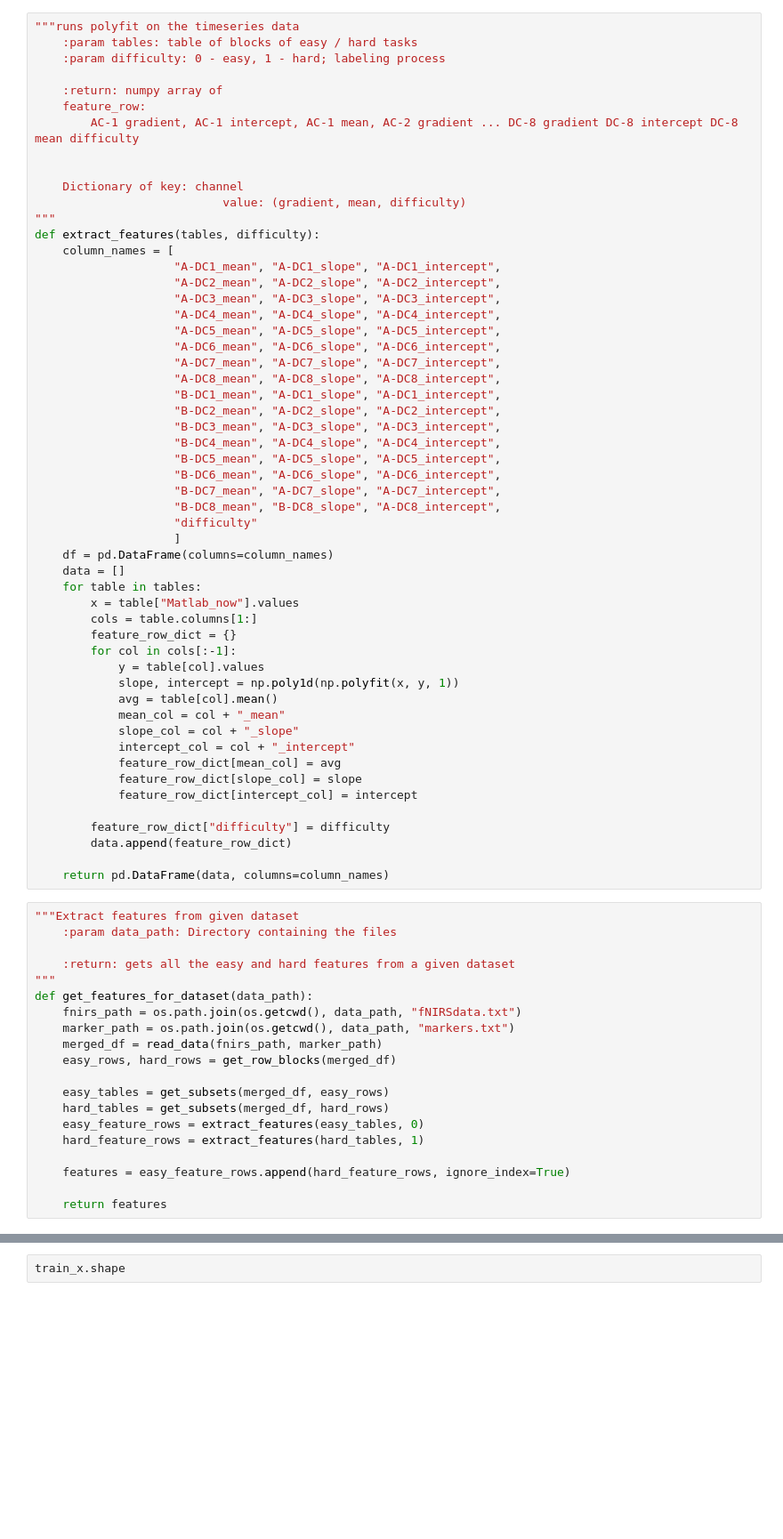
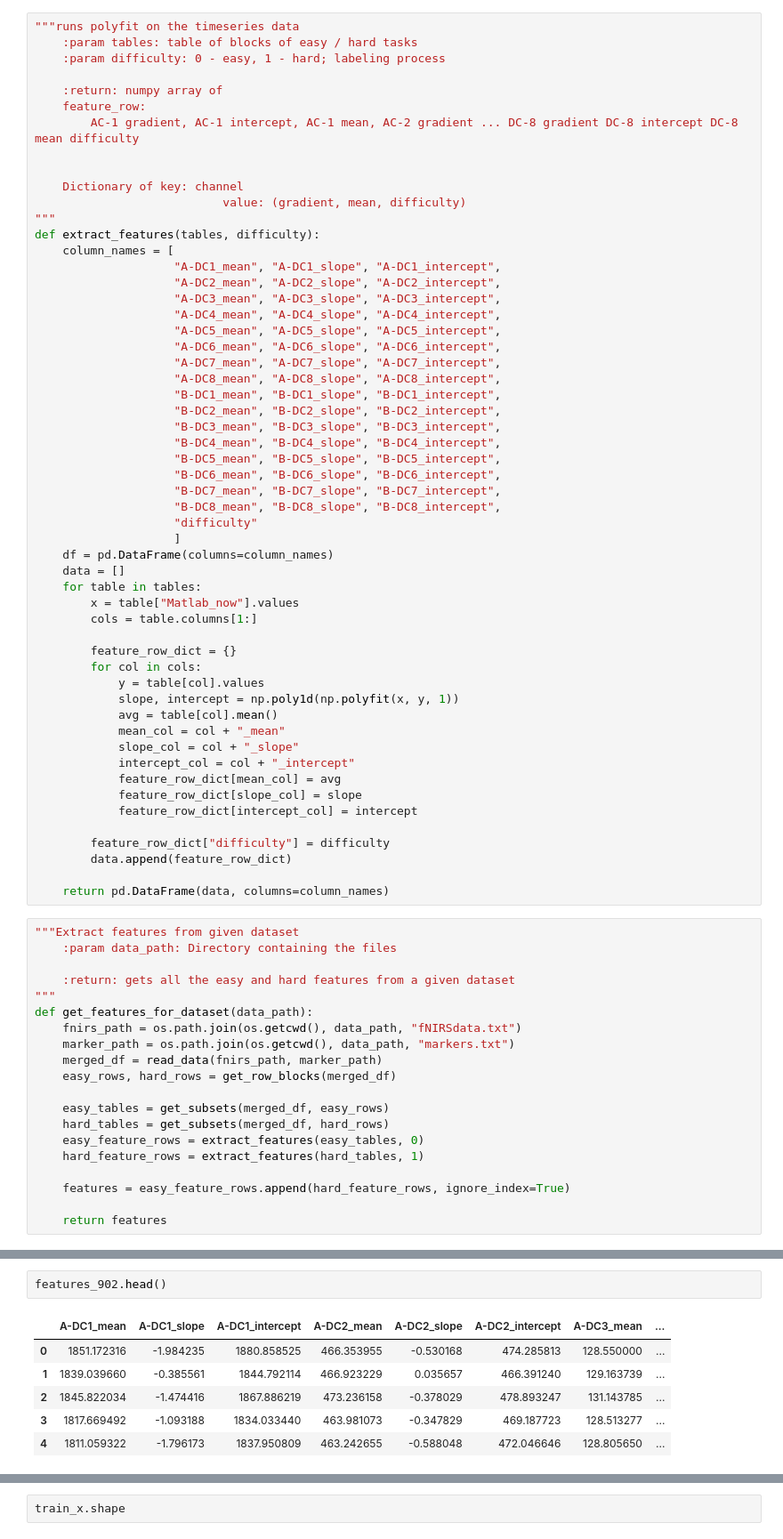
Before and after one commit to jin-sj/hci_lab, a Jupyter notebook: fnirs.ipynb, the cells around one changed output, grey strips where cells are left out. Shown at 89% size. Drawn from its saved outputs; the diff is of its cells as text; blank space fills up the shorter version.

```diff
--- a/fnirs.ipynb
+++ b/fnirs.ipynb
@@ -77,14 +77,14 @@ def extract_features(tables, difficulty):
                     "A-DC6_mean", "A-DC6_slope", "A-DC6_intercept",
                     "A-DC7_mean", "A-DC7_slope", "A-DC7_intercept",
                     "A-DC8_mean", "A-DC8_slope", "A-DC8_intercept",
-                    "B-DC1_mean", "A-DC1_slope", "A-DC1_intercept",
-                    "B-DC2_mean", "A-DC2_slope", "A-DC2_intercept",
-                    "B-DC3_mean", "A-DC3_slope", "A-DC3_intercept",
-                    "B-DC4_mean", "A-DC4_slope", "A-DC4_intercept",
-                    "B-DC5_mean", "A-DC5_slope", "A-DC5_intercept",
-                    "B-DC6_mean", "A-DC6_slope", "A-DC6_intercept",
-                    "B-DC7_mean", "A-DC7_slope", "A-DC7_intercept",
-                    "B-DC8_mean", "B-DC8_slope", "A-DC8_intercept",
+                    "B-DC1_mean", "B-DC1_slope", "B-DC1_intercept",
+                    "B-DC2_mean", "B-DC2_slope", "B-DC2_intercept",
+                    "B-DC3_mean", "B-DC3_slope", "B-DC3_intercept",
+                    "B-DC4_mean", "B-DC4_slope", "B-DC4_intercept",
+                    "B-DC5_mean", "B-DC5_slope", "B-DC5_intercept",
+                    "B-DC6_mean", "B-DC6_slope", "B-DC6_intercept",
+                    "B-DC7_mean", "B-DC7_slope", "B-DC7_intercept",
+                    "B-DC8_mean", "B-DC8_slope", "B-DC8_intercept",
                     "difficulty"
                     ]
     df = pd.DataFrame(columns=column_names)
@@ -92,8 +92,9 @@ def extract_features(tables, difficulty):
     for table in tables:
         x = table["Matlab_now"].values
         cols = table.columns[1:]
+
         feature_row_dict = {}
-        for col in cols[:-1]:
+        for col in cols:
             y = table[col].values
             slope, intercept = np.poly1d(np.polyfit(x, y, 1))
             avg = table[col].mean()
@@ -139,2 +139,11 @@ features_906 = get_features_for_dataset("/Users/sjjin/workspace/hci_lab/data/S90
 train_set = features_902.append([features_903, features_904, features_905], ignore_index=True)
 test_set = features_906
+# %%
+features_902.head()
+# %% [output]
+|  | A-DC1_mean | A-DC1_slope | A-DC1_intercept | A-DC2_mean | A-DC2_slope | A-DC2_intercept | A-DC3_mean | ... |
+| 0 | 1851.172316 | -1.984235 | 1880.858525 | 466.353955 | -0.530168 | 474.285813 | 128.550000 | ... |
+| 1 | 1839.039660 | -0.385561 | 1844.792114 | 466.923229 | 0.035657 | 466.391240 | 129.163739 | ... |
+| 2 | 1845.822034 | -1.474416 | 1867.886219 | 473.236158 | -0.378029 | 478.893247 | 131.143785 | ... |
+| 3 | 1817.669492 | -1.093188 | 1834.033440 | 463.981073 | -0.347829 | 469.187723 | 128.513277 | ... |
+| 4 | 1811.059322 | -1.796173 | 1837.950809 | 463.242655 | -0.588048 | 472.046646 | 128.805650 | ... |
```
Also changed, not shown: parts of 10 cells of this notebook.
